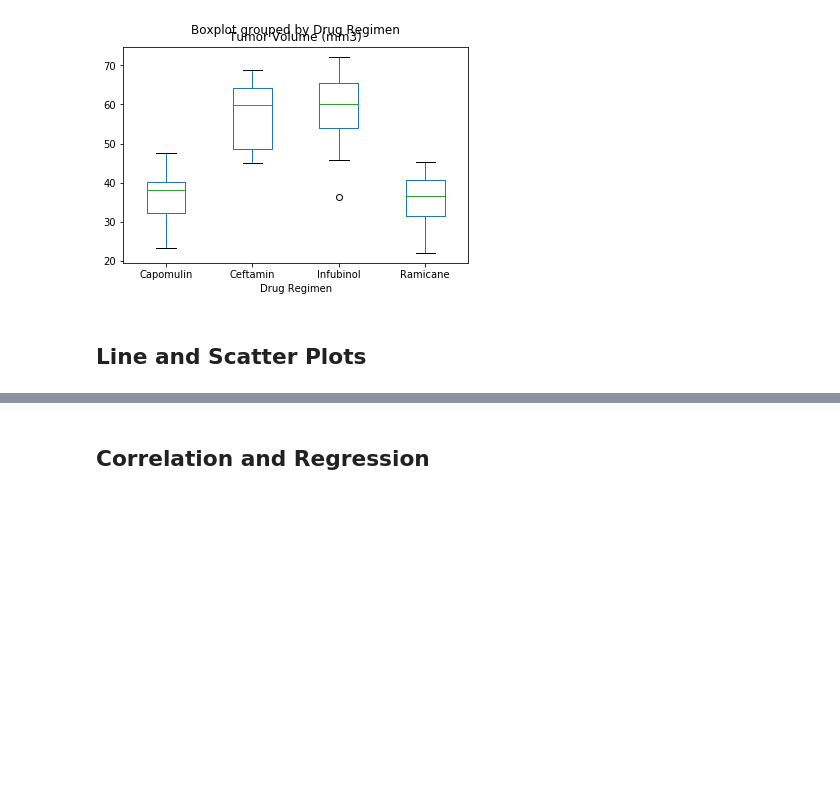
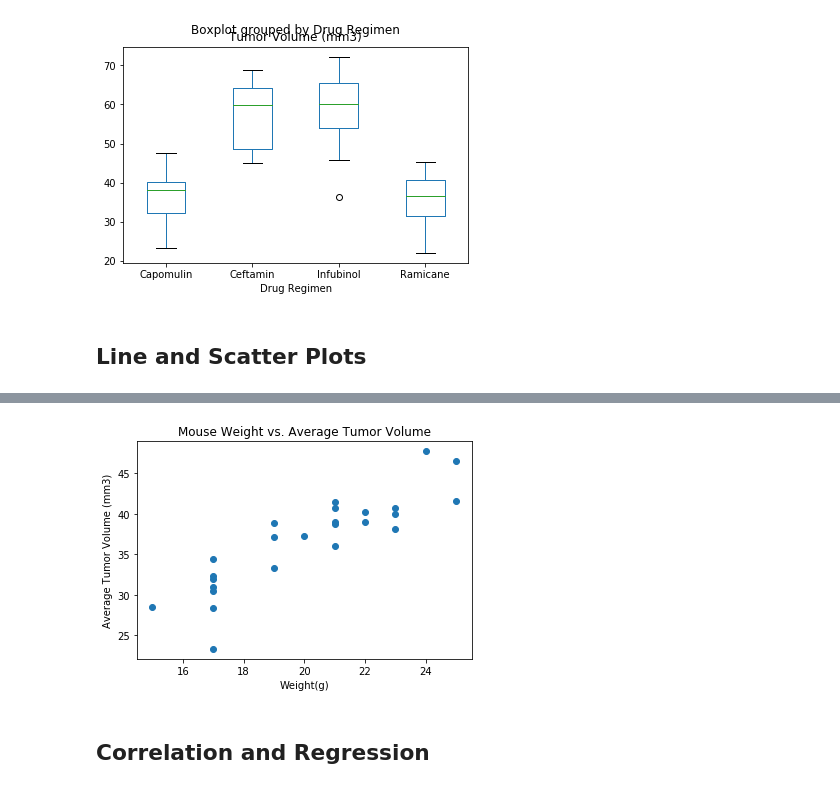
Before and after one commit to cblank210/matplotlib-challenge, a Jupyter notebook: Pymaceuticals/pymaceuticals.ipynb, the cells around one changed output, grey strips where cells are left out. Saved outputs shown, nothing was run; the diff lists cells and outputs as text; code cells hidden in the pictures; blank space fills up the shorter version.

```diff
--- a/Pymaceuticals/pymaceuticals.ipynb
+++ b/Pymaceuticals/pymaceuticals.ipynb
@@ -272,4 +277,13 @@ plt.show()
 # %%
 # Generate a scatter plot of average tumor volume vs. mouse weight for the Capomulin regimen
+avg_metrics = capomulin_data.groupby(['Mouse ID']).mean()
+
+plt.scatter(avg_metrics['Weight (g)'],avg_metrics['Tumor Volume (mm3)'])
+plt.title('Mouse Weight vs. Average Tumor Volume')
+plt.xlabel('Weight(g)')
+plt.ylabel('Average Tumor Volume (mm3)')
+plt.show()
+# %% [output]
+[figure, added]
 # %% [markdown]
 ## Correlation and Regression
```
Also changed, not shown: parts of 5 cells of this notebook.
